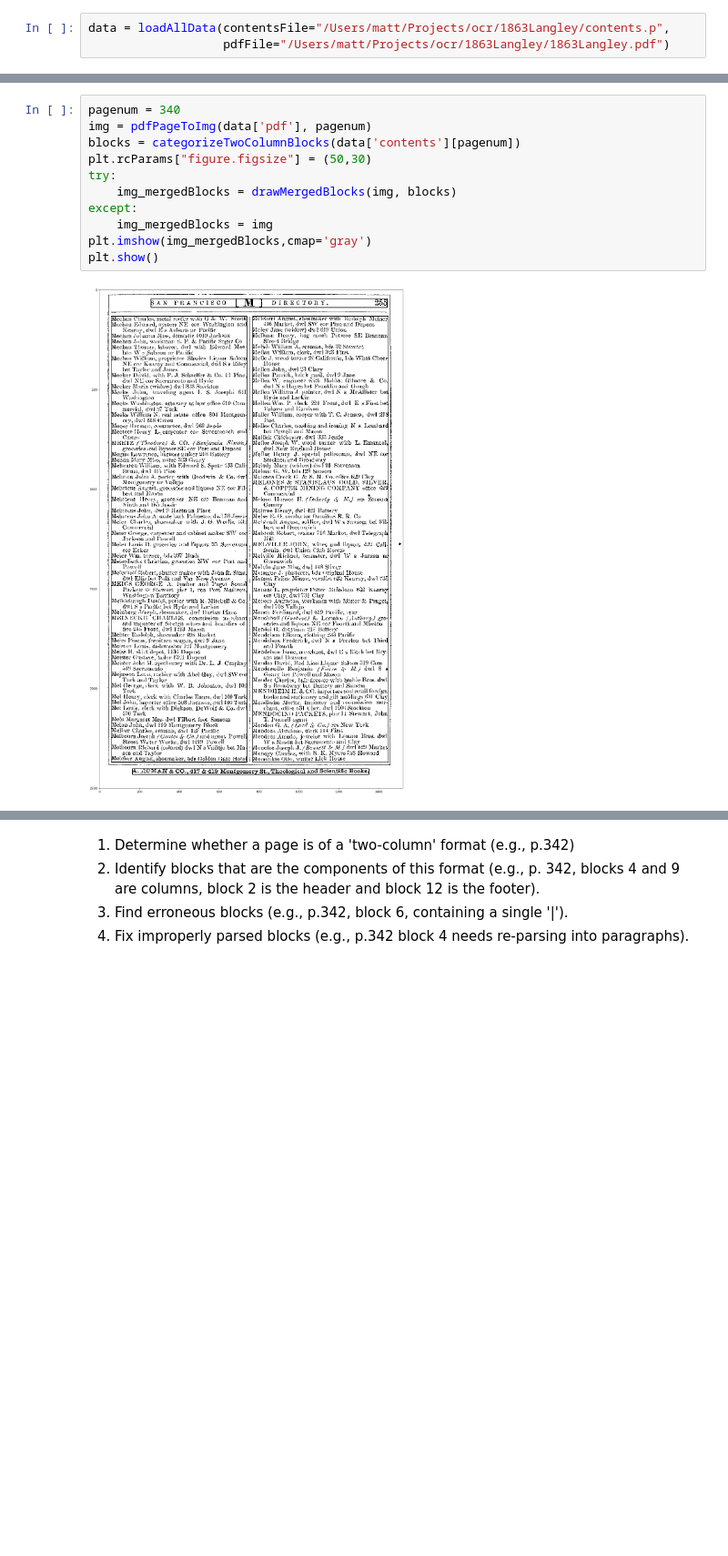
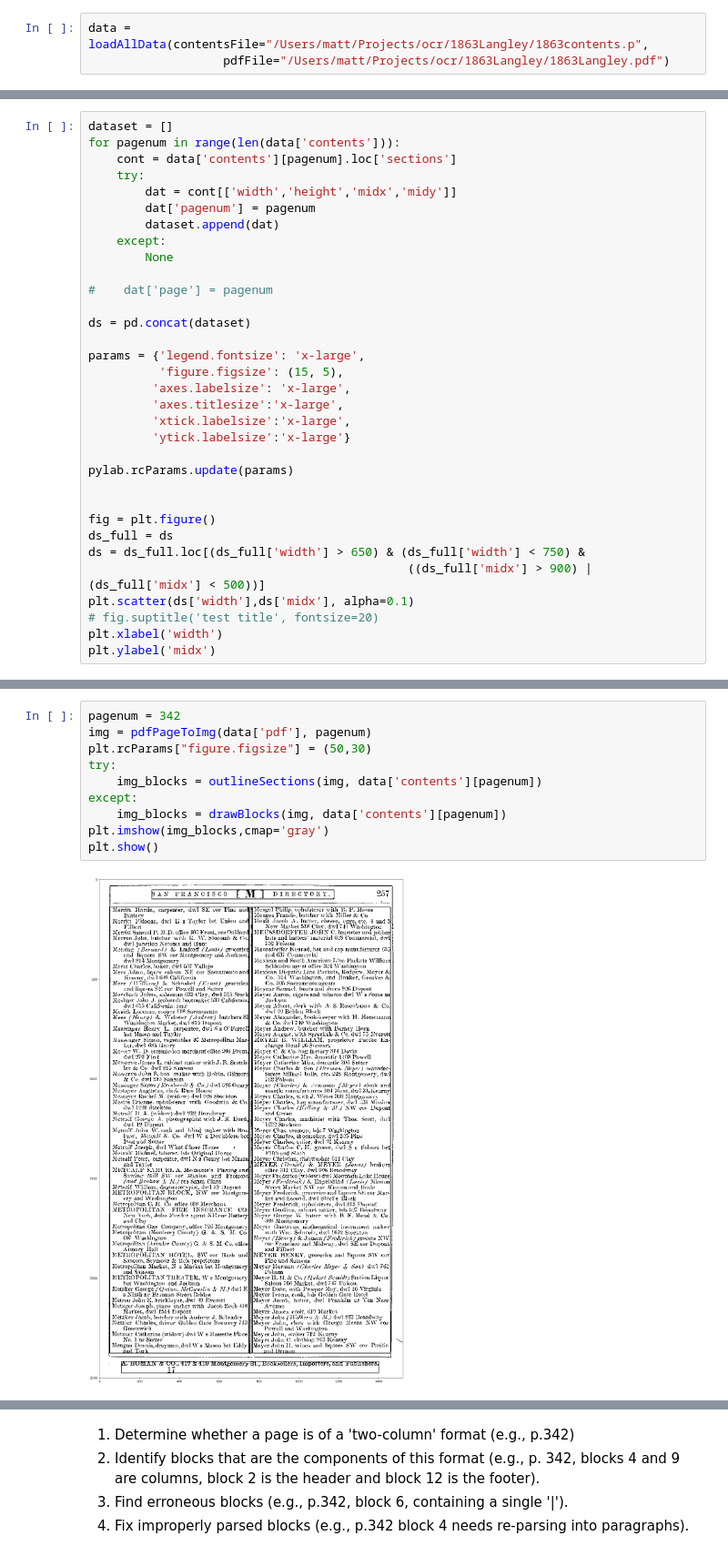
Before and after one commit to MattBrauer/ocr, a Jupyter notebook: findBlocks.ipynb, the cells around one changed output, grey strips where cells are left out. Shown: that part at 91% size. Saved outputs shown, nothing was run; the diff lists cells and outputs as text; blank space fills up the shorter version.

Commit message:
+ section statistics

```diff
--- a/findBlocks.ipynb
+++ b/findBlocks.ipynb
@@ -184,3 +200,3 @@ def addSectionAssignment(contents, pagenum):
 # %%
-data = loadAllData(contentsFile="/Users/matt/Projects/ocr/1863Langley/contents.p",
+data = loadAllData(contentsFile="/Users/matt/Projects/ocr/1863Langley/1863contents.p",
                    pdfFile="/Users/matt/Projects/ocr/1863Langley/1863Langley.pdf")
@@ -209,0 +236,33 @@ cont2['blockstats']
+# %%
+dataset = []
+for pagenum in range(len(data['contents'])):
+    cont = data['contents'][pagenum].loc['sections']
+    try:
+        dat = cont[['width','height','midx','midy']]
+        dat['pagenum'] = pagenum
+        dataset.append(dat)
+    except:
+        None
+
+#    dat['page'] = pagenum
+
+ds = pd.concat(dataset)
+
+params = {'legend.fontsize': 'x-large',
+          'figure.figsize': (15, 5),
+         'axes.labelsize': 'x-large',
+         'axes.titlesize':'x-large',
+         'xtick.labelsize':'x-large',
+         'ytick.labelsize':'x-large'}
+
+pylab.rcParams.update(params)
+
+
+fig = plt.figure()
+ds_full = ds
+ds = ds_full.loc[(ds_full['width'] > 650) & (ds_full['width'] < 750) &
+                                             ((ds_full['midx'] > 900) | (ds_full['midx'] < 500))]
+plt.scatter(ds['width'],ds['midx'], alpha=0.1)
+# fig.suptitle('test title', fontsize=20)
+plt.xlabel('width')
+plt.ylabel('midx')
@@ -210,13 +287,12 @@ cont2['blockstats']
 # %%
-pagenum = 340
+pagenum = 342
 img = pdfPageToImg(data['pdf'], pagenum)
-blocks = categorizeTwoColumnBlocks(data['contents'][pagenum])
 plt.rcParams["figure.figsize"] = (50,30)
 try:
-    img_mergedBlocks = drawMergedBlocks(img, blocks)
+    img_blocks = outlineSections(img, data['contents'][pagenum])
 except:
-    img_mergedBlocks = img
-plt.imshow(img_mergedBlocks,cmap='gray')
+    img_blocks = drawBlocks(img, data['contents'][pagenum])
+plt.imshow(img_blocks,cmap='gray')
 plt.show()
 # %% [output]
-[figure, old version]
+[figure, new version]
```
Also changed, not shown: parts of 15 cells of this notebook.
